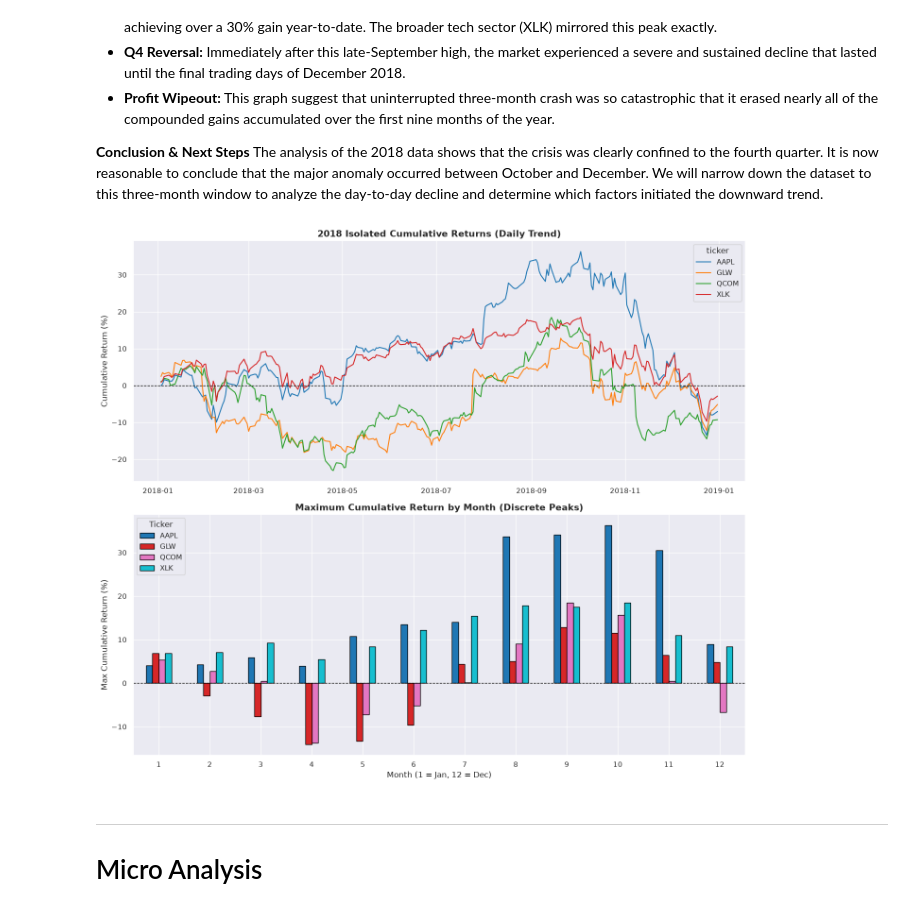
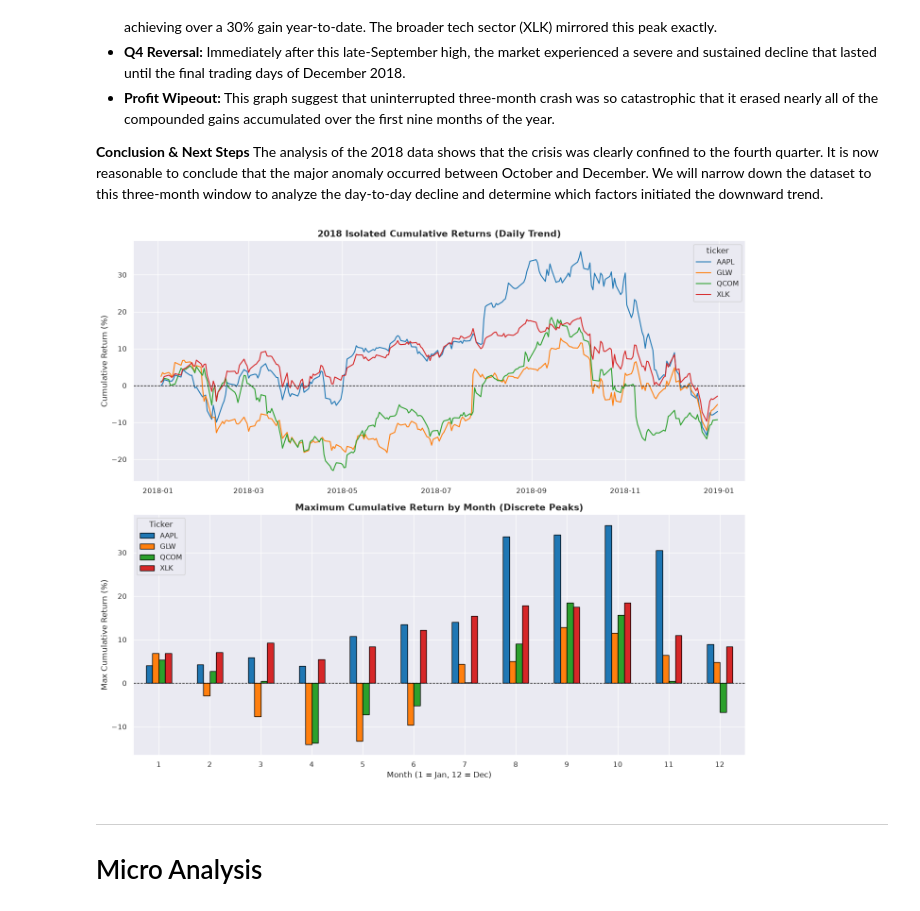
Before and after one commit to huzaifa-khan-AiMl/Financial-Supply-Chain-Ripple-Analysis, a Jupyter notebook: notebooks/Ripple_Effect_Analysis.ipynb, the cells around one changed output. Drawn from its saved outputs; the diff is of its cells as text; code cells hidden in the pictures.

```diff
--- a/notebooks/Ripple_Effect_Analysis.ipynb
+++ b/notebooks/Ripple_Effect_Analysis.ipynb
@@ -180,27 +180,27 @@ The analysis of the 2018 data shows that the crisis was clearly confined to the
 # %%
 price_2018_df = price_df.loc['2018']
 daily_returns_2018 = price_2018_df.pct_change().dropna()
 cumulative_returns_2018 = (1 + daily_returns_2018).cumprod() - 1
 monthly_peaks_2018 = (cumulative_returns_2018 * 100).groupby(cumulative_returns_2018.index.month).max()
 fig, axes = plt.subplots(2, 1, figsize=(14, 12))
 sns.lineplot(data=cumulative_returns_2018 * 100, ax=axes[0], dashes=False)
 axes[0].set_title("2018 Isolated Cumulative Returns (Daily Trend)", fontsize=14, fontweight='bold')
 axes[0].set_ylabel("Cumulative Return (%)")
 axes[0].set_xlabel("")
 axes[0].axhline(0, color='black', linestyle='--', linewidth=1)
 
-monthly_peaks_2018.plot(kind='bar', ax=axes[1], colormap='tab10', edgecolor='black')
+monthly_peaks_2018.plot(kind='bar', ax=axes[1], edgecolor='black')
 axes[1].set_title("Maximum Cumulative Return by Month (Discrete Peaks)", fontsize=14, fontweight='bold')
 axes[1].set_ylabel("Max Cumulative Return (%)")
 axes[1].set_xlabel("Month (1 = Jan, 12 = Dec)")
 axes[1].axhline(0, color='black', linestyle='--', linewidth=1)
 axes[1].tick_params(axis='x', rotation=0)
 axes[1].legend(title="Ticker", loc='upper left')
 
 plt.tight_layout()
 plt.show()
 # %% [output]
-[figure, old version]
+[figure, new version]
 # %% [markdown]
 ---
 # Micro Analysis
```
Also changed, not shown: parts of 7 cells of this notebook.
